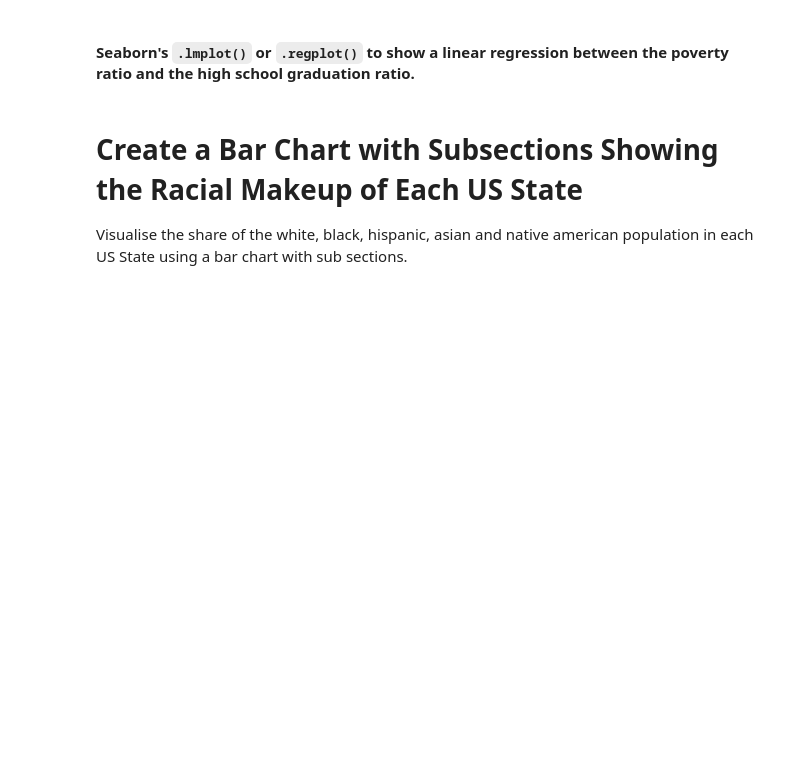
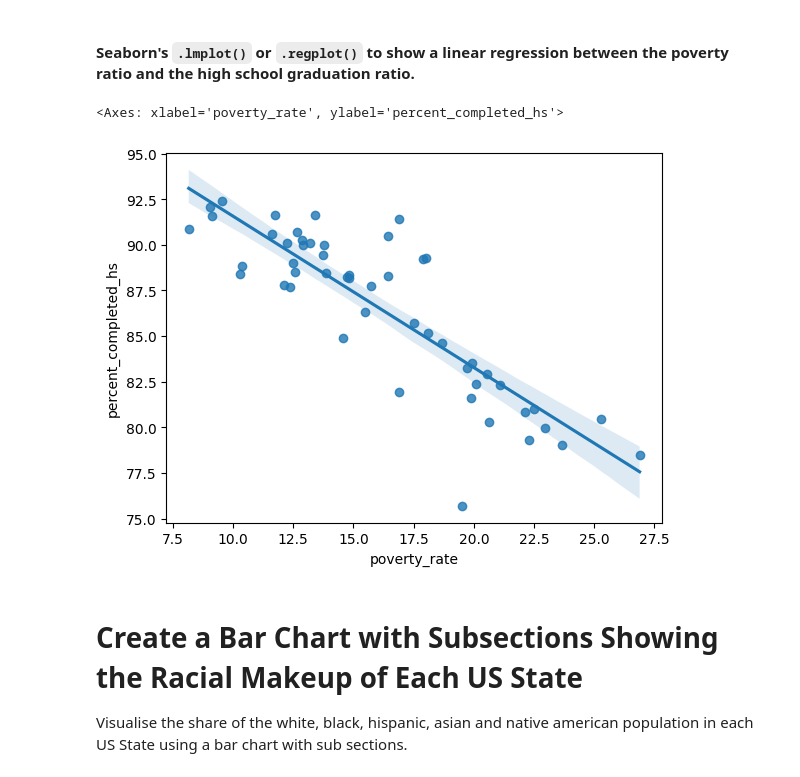
Before and after one commit to Bill-khk/Data-analysis, a Jupyter notebook: FatalForce/Fatal_Force.ipynb, the cells around one changed output. Cells and saved outputs as stored; diff of their text form; code cells hidden in the pictures; blank space fills up the shorter version.

Commit message:
Data Analysis

```diff
--- a/FatalForce/Fatal_Force.ipynb
+++ b/FatalForce/Fatal_Force.ipynb
@@ -255,5 +266,12 @@ Text(0, 0.5, 'Poverty rate')
 # %% [markdown]
 #### Seaborn's `.lmplot()` or `.regplot()` to show a linear regression between the poverty ratio and the high school graduation ratio.
+# %%
+sns.regplot(data=pov_vs_hs,
+            x='poverty_rate',
+            y='percent_completed_hs')
+# %% [output]
+<Axes: xlabel='poverty_rate', ylabel='percent_completed_hs'>
+[figure, added]
 # %% [markdown]
 # Create a Bar Chart with Subsections Showing the Racial Makeup of Each US State
 
```
Also changed, not shown: parts of 3 cells of this notebook.
